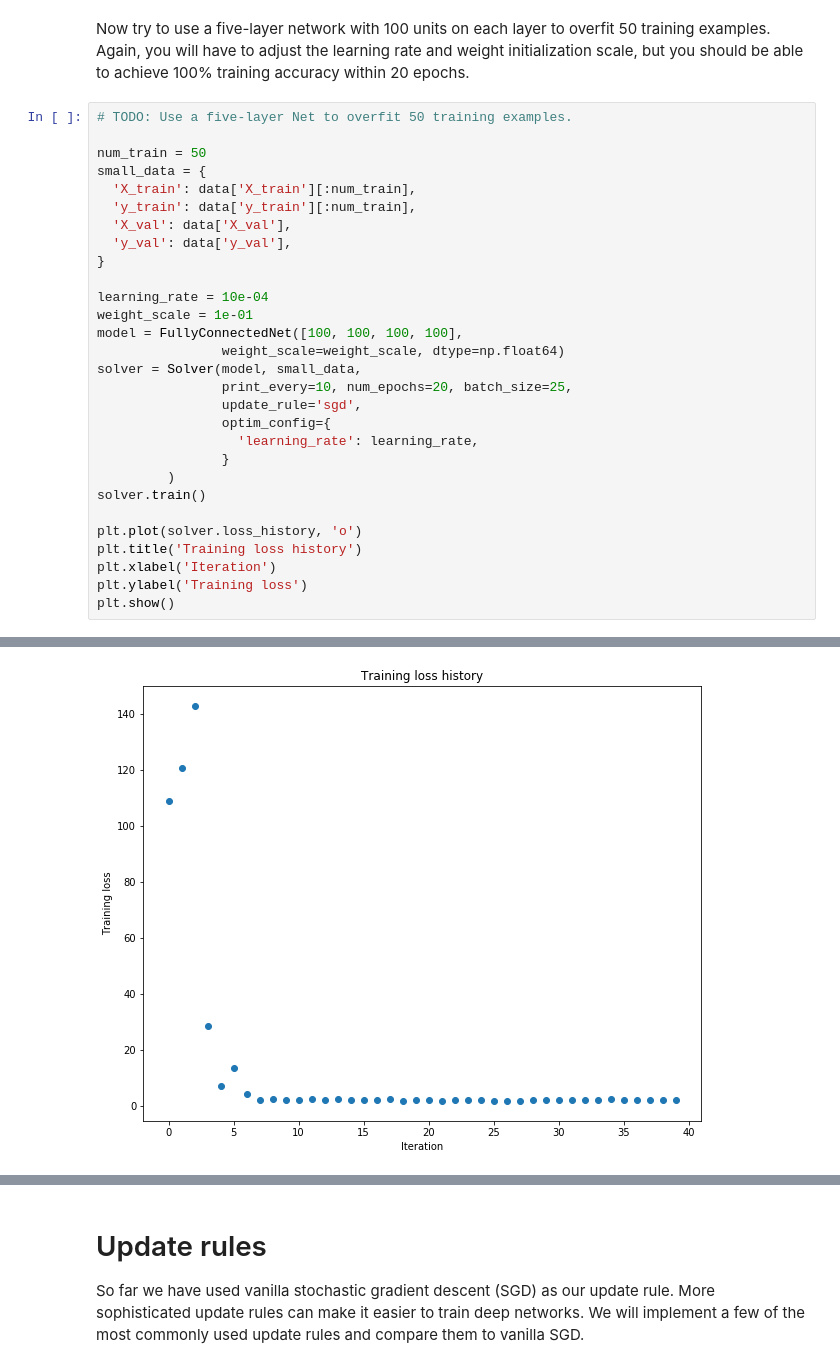
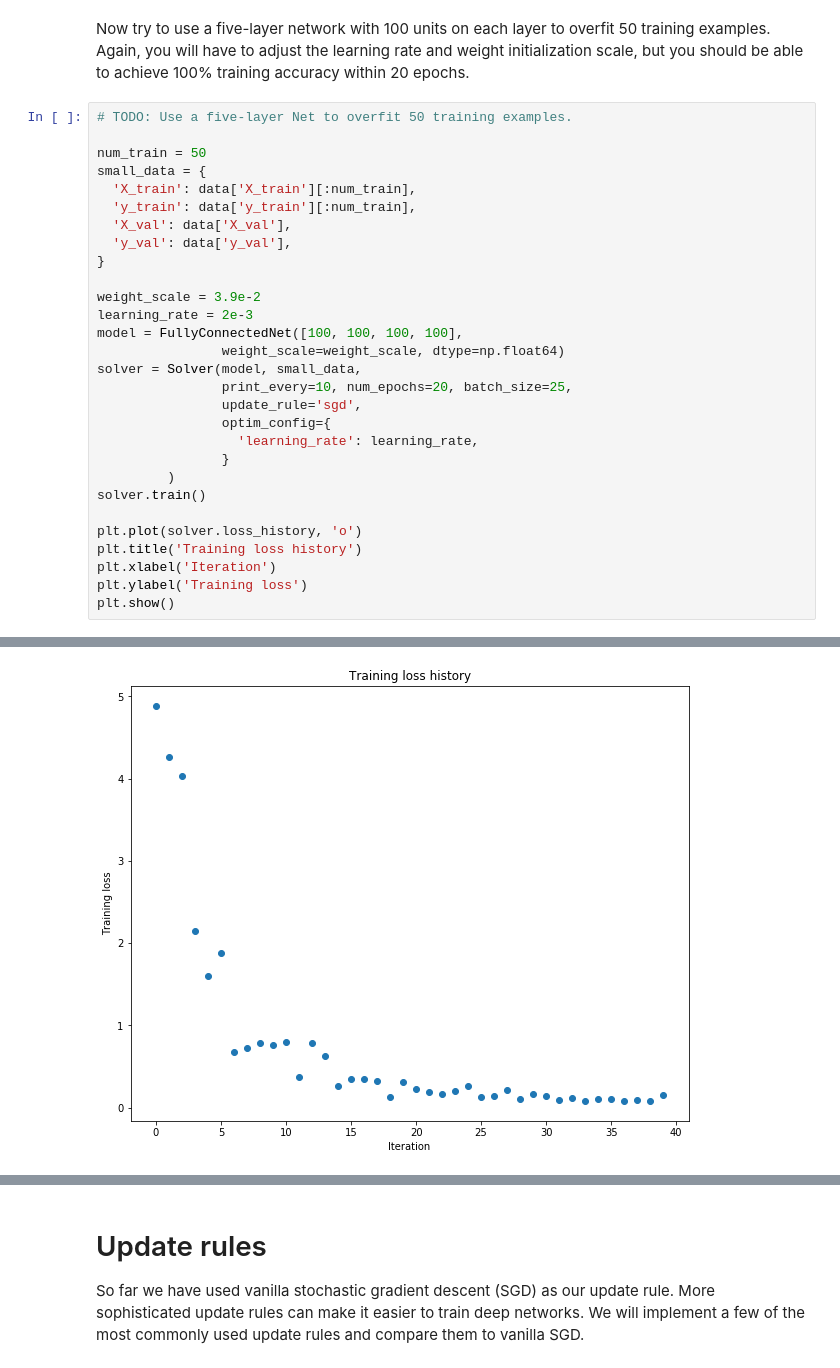
Before and after one commit to dnguyen7667/cs231, a Jupyter notebook: CS231n/assignment2/FullyConnectedNets.ipynb, the cells around one changed output, grey strips where cells are left out. Saved outputs shown, nothing was run; the diff lists cells and outputs as text.

```diff
--- a/CS231n/assignment2/FullyConnectedNets.ipynb
+++ b/CS231n/assignment2/FullyConnectedNets.ipynb
@@ -519,8 +523,8 @@ small_data = {
   'y_val': data['y_val'],
 }
 
-learning_rate = 10e-04
-weight_scale = 1e-01
+weight_scale = 3.9e-2
+learning_rate = 2e-3
 model = FullyConnectedNet([100, 100, 100, 100],
                 weight_scale=weight_scale, dtype=np.float64)
 solver = Solver(model, small_data,
@@ -558,4 +562,4 @@ plt.show()
-[figure, old version]
+[figure, new version]
 # %% [markdown]
 ## Inline Question 2:
 Did you notice anything about the comparative difficulty of training the three-layer net vs training the five layer net? In particular, based on your experience, which network seemed more sensitive to the initialization scale? Why do you think that is the case?
```
Also changed, not shown: parts of 11 cells of this notebook, 1 other file.
